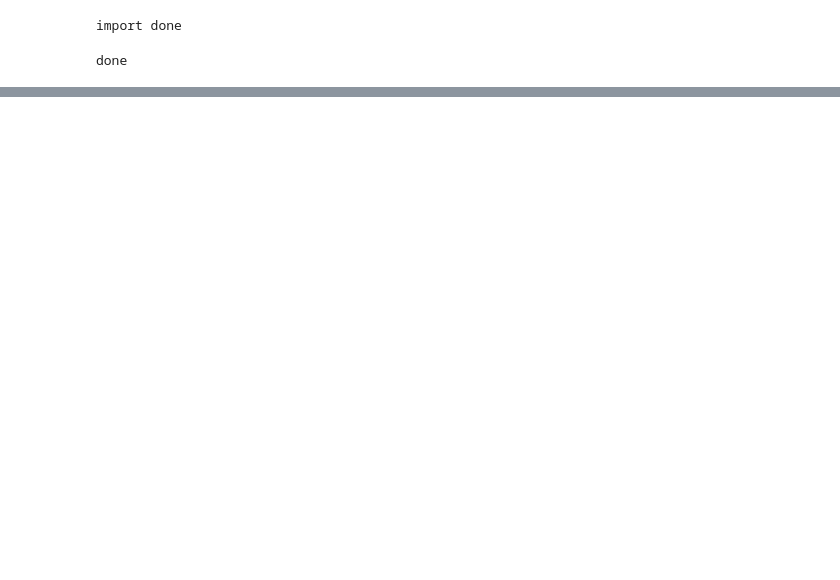
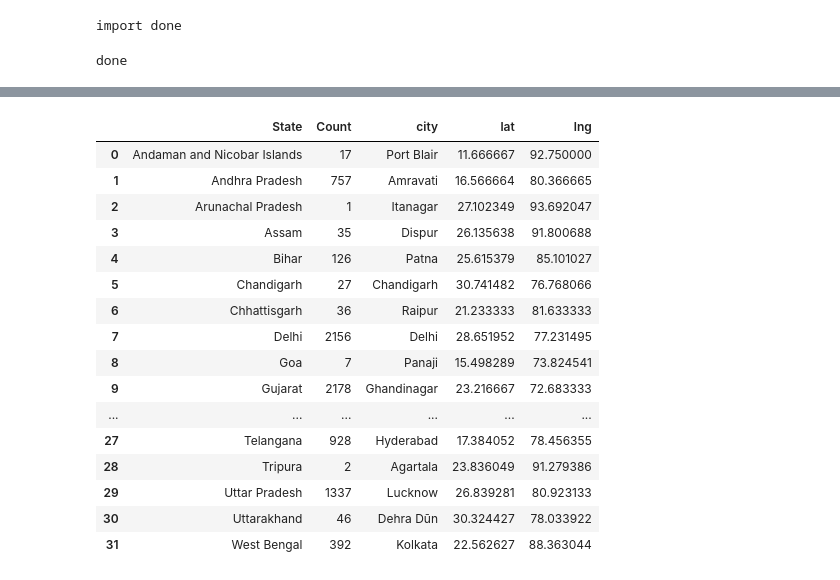
Before and after one commit to tarang-1109/Pandemiculator_COVID19, a Jupyter notebook: Pandemiculator.ipynb, the cells around one changed output, grey strips where cells are left out. Drawn from its saved outputs; the diff is of its cells as text; code cells hidden in the pictures; blank space fills up the shorter version.

```diff
--- a/Pandemiculator.ipynb
+++ b/Pandemiculator.ipynb
@@ -132,0 +126,11 @@ KeyError: 'InfectionDate'
+# %%
+StateWiseROIperDay=Indian_data[['InfectionDate','State']]
+StateWiseROIperDay=StateWiseROIperDay.groupby(['InfectionDate', 'State']).size().reset_index(name="Time")
+StateWiseROIperDay
+StateWiseInfection= pd.DataFrame(Indian_data['State'])
+StateWiseInfection=pd.DataFrame(StateWiseInfection["State"].value_counts())
+StateWiseInfection=StateWiseInfection.reset_index()
+StateWiseInfection=StateWiseInfection.rename({"index":"State","State":"Count"},axis=1)
+StateWiseInfection=StateWiseInfection.sort_values(by='State')
+StateWiseInfection=StateWiseInfection.iloc[1:]
+StateWiseInfection
@@ -132,0 +200,12 @@ KeyError: 'InfectionDate'
+# %%
+India=pd.DataFrame(pd.read_csv('data/in.csv'))
+India_state=India.loc[India['capital'] == 'admin']
+col=['admin','city', 'lat', 'lng']
+India_state=India_state[col]
+India_state=India_state.rename({'admin':'State'},axis=1)
+India_state=India_state.reset_index()
+del India_state['index']
+India_state=India_state.sort_values(by='State')
+India_state
+#India_state['State'] = India_state['State'].apply(lambda s: state.get(s))
+India_state
@@ -132,0 +230,21 @@ KeyError: 'InfectionDate'
+# %%
+StateWiseInfection1= StateWiseInfection.merge(India_state,on="State",how='left')
+StateWiseInfection1
+# %% [output]
+|  | State | Count | city | lat | lng |
+| 0 | Andaman and Nicobar Islands | 17 | Port Blair | 11.666667 | 92.750000 |
+| 1 | Andhra Pradesh | 757 | Amravati | 16.566664 | 80.366665 |
+| 2 | Arunachal Pradesh | 1 | Itanagar | 27.102349 | 93.692047 |
+| 3 | Assam | 35 | Dispur | 26.135638 | 91.800688 |
+| 4 | Bihar | 126 | Patna | 25.615379 | 85.101027 |
+| 5 | Chandigarh | 27 | Chandigarh | 30.741482 | 76.768066 |
+| 6 | Chhattisgarh | 36 | Raipur | 21.233333 | 81.633333 |
+| 7 | Delhi | 2156 | Delhi | 28.651952 | 77.231495 |
+| 8 | Goa | 7 | Panaji | 15.498289 | 73.824541 |
+| 9 | Gujarat | 2178 | Ghandinagar | 23.216667 | 72.683333 |
+| ... | ... | ... | ... | ... | ... |
+| 27 | Telangana | 928 | Hyderabad | 17.384052 | 78.456355 |
+| 28 | Tripura | 2 | Agartala | 23.836049 | 91.279386 |
+| 29 | Uttar Pradesh | 1337 | Lucknow | 26.839281 | 80.923133 |
+| 30 | Uttarakhand | 46 | Dehra Dūn | 30.324427 | 78.033922 |
+| 31 | West Bengal | 392 | Kolkata | 22.562627 | 88.363044 |
```
Also changed, not shown: parts of 6 cells of this notebook.
